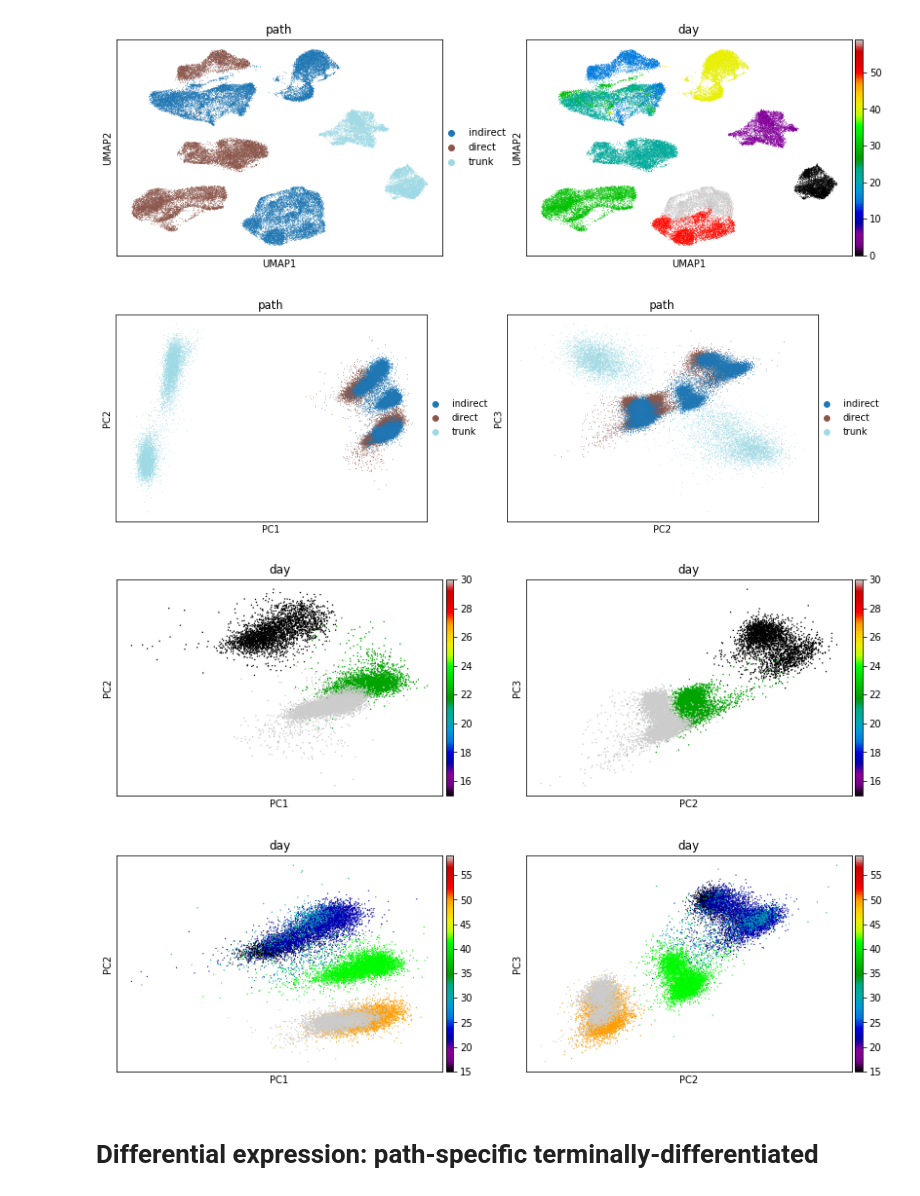
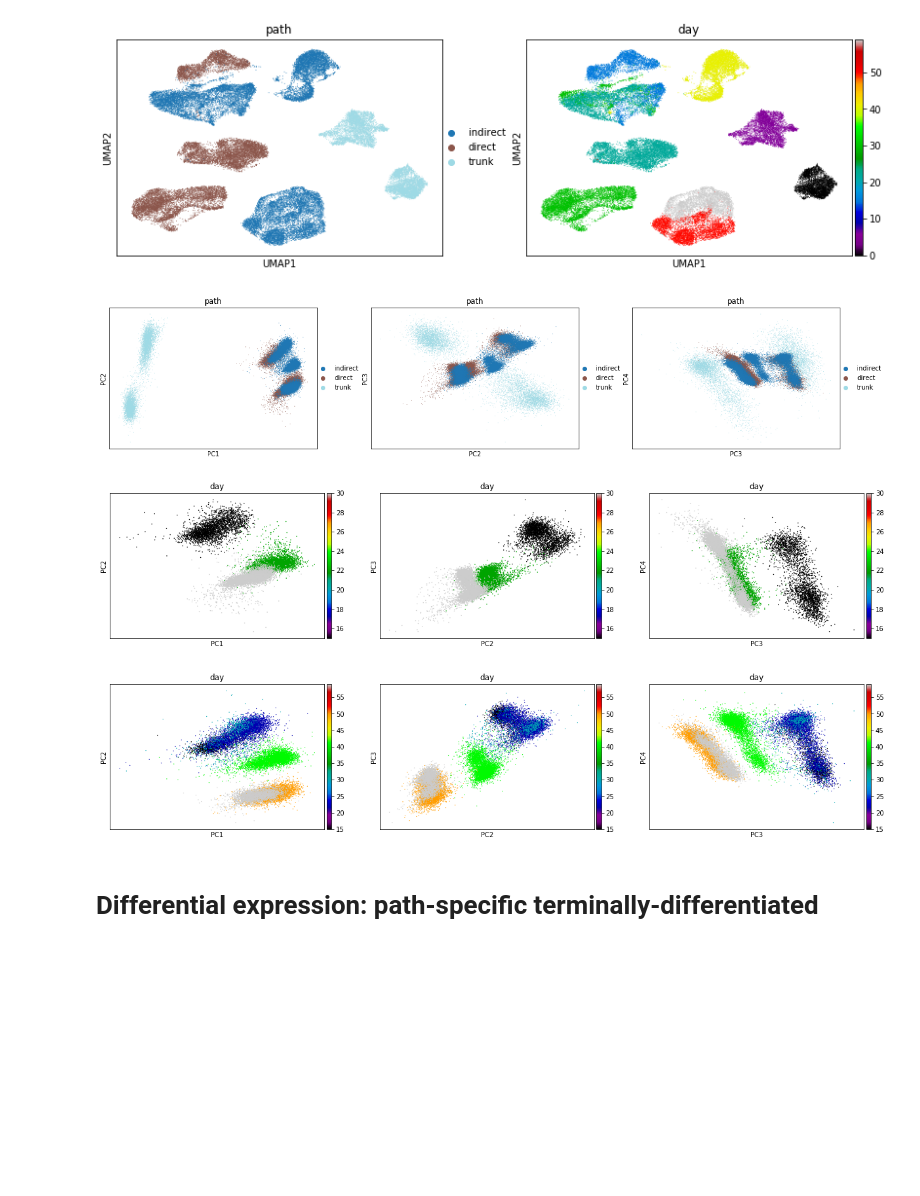
Before and after one commit to czbiohub/darmanis_group_DL_notebook, a Jupyter notebook: DL20190228_dish_mel_preprocess.ipynb, the cells around one changed output. Cells and saved outputs as stored; diff of their text form; code cells hidden in the pictures; blank space fills up the shorter version.

```diff
--- a/DL20190228_dish_mel_preprocess.ipynb
+++ b/DL20190228_dish_mel_preprocess.ipynb
@@ -180,13 +184,14 @@ sc.pl.umap(adata_all, color = ['path', 'day'], palette = 'tab20', cmap = 'nipy_s
 # %% [output]
 [figure]
 # %%
-sc.pl.pca(adata_all, color = ['path'], components=['1,2','2,3'], palette = 'tab20')
-sc.pl.pca(adata_all[adata_all.obs.path == 'direct'], color = ['day'], components=['1,2','2,3'], cmap = 'nipy_spectral')
-sc.pl.pca(adata_all[adata_all.obs.path == 'indirect'], color = ['day'], components=['1,2','2,3'], cmap = 'nipy_spectral')
+components = ['1,2','2,3','3,4']
+sc.pl.pca(adata_all, color = ['path'], components=components, palette = 'tab20')
+sc.pl.pca(adata_all[adata_all.obs.path == 'direct'], color = ['day'], components=components, cmap = 'nipy_spectral')
+sc.pl.pca(adata_all[adata_all.obs.path == 'indirect'], color = ['day'], components=components, cmap = 'nipy_spectral')
 # %% [output]
-[figure, old version]
+[figure, new version]
-[figure, old version]
+[figure, new version]
-[figure, old version]
+[figure, new version]
 # %% [markdown]
 # Differential expression: path-specific terminally-differentiated
 # %% [markdown]
```
Also changed, not shown: parts of 15 cells of this notebook, 2 other files.
